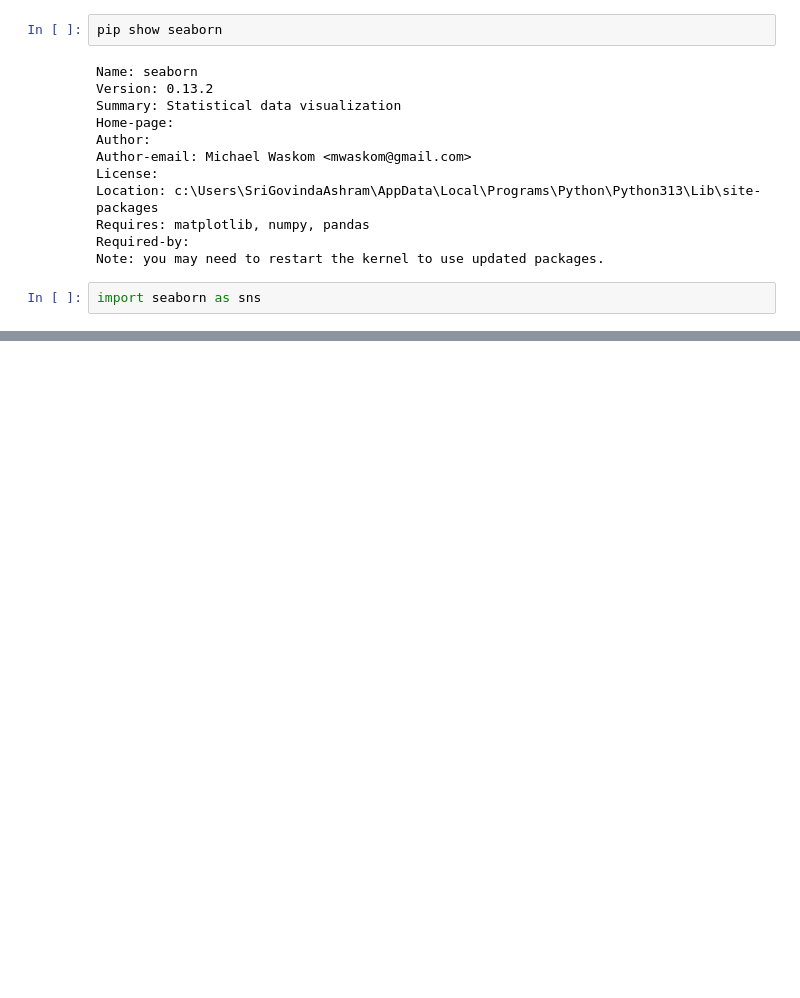
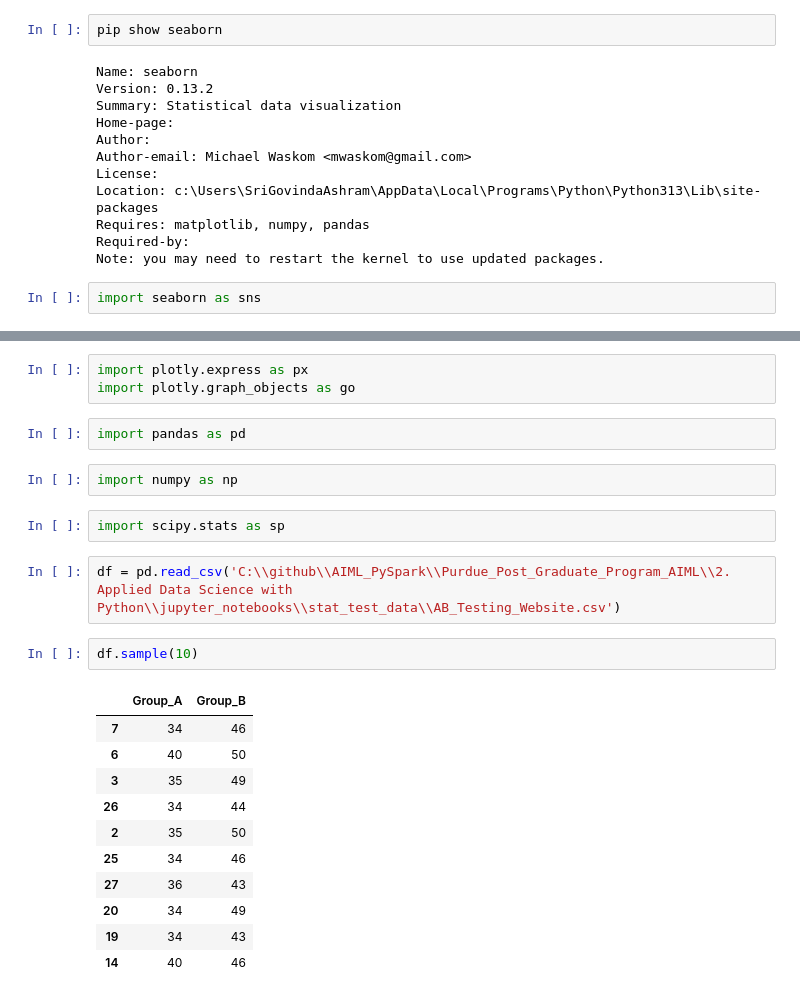
Before and after one commit to ravimadhugundu/AIML_PySpark, a Jupyter notebook: Purdue_Post_Graduate_Program_AIML/2. Applied Data Science with Python/Test.ipynb, the cells around one changed output, grey strips where cells are left out. Drawn from its saved outputs; the diff is of its cells as text; blank space fills up the shorter version.

```diff
--- a/Purdue_Post_Graduate_Program_AIML/2. Applied Data Science with Python/Test.ipynb
+++ b/Purdue_Post_Graduate_Program_AIML/2. Applied Data Science with Python/Test.ipynb
@@ -946,0 +969,25 @@ import seaborn as sns
+# %%
+import plotly.express as px
+import plotly.graph_objects as go
+# %%
+import pandas as pd
+# %%
+import numpy as np
+# %%
+import scipy.stats as sp
+# %%
+df = pd.read_csv('C:\\github\\AIML_PySpark\\Purdue_Post_Graduate_Program_AIML\\2. Applied Data Science with Python\\jupyter_notebooks\\stat_test_data\\AB_Testing_Website.csv')
+# %%
+df.sample(10)
+# %% [output]
+|  | Group_A | Group_B |
+| 7 | 34 | 46 |
+| 6 | 40 | 50 |
+| 3 | 35 | 49 |
+| 26 | 34 | 44 |
+| 2 | 35 | 50 |
+| 25 | 34 | 46 |
+| 27 | 36 | 43 |
+| 20 | 34 | 49 |
+| 19 | 34 | 43 |
+| 14 | 40 | 46 |
```
Also changed, not shown: parts of 1 cell of this notebook, 3 other files.
